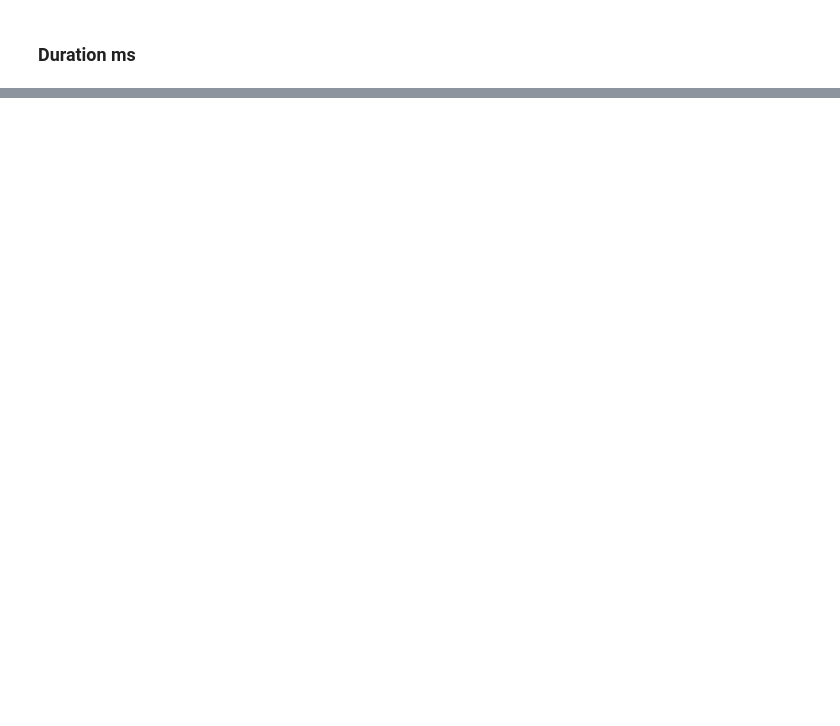
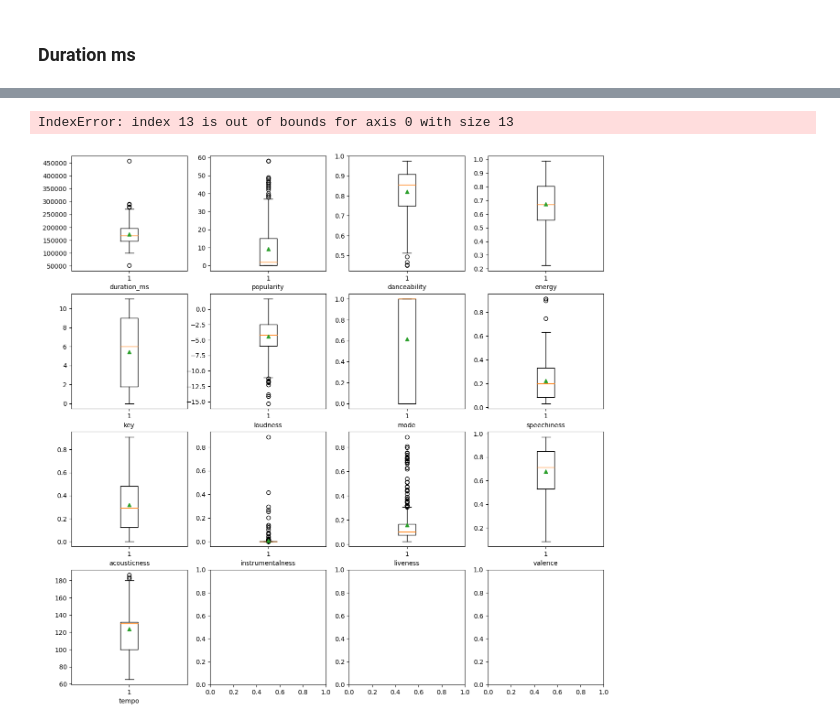
Before and after one commit to guidasneves/spotify_recsys, a Jupyter notebook: end_to_end_system.ipynb, the cells around one changed output, grey strips where cells are left out. Saved outputs shown, nothing was run; the diff lists cells and outputs as text; code cells hidden in the pictures; blank space fills up the shorter version.

```diff
--- a/end_to_end_system.ipynb
+++ b/end_to_end_system.ipynb
@@ -503,0 +563,11 @@ corr_badd
+# %%
+fig, axs = plt.subplots(4,4, figsize = (15,15))
+i = 0
+for rows in axs:
+    for ax in rows:
+        ax.boxplot(df_good[df_good_num.columns[i]], showmeans=True)
+        ax.set_xlabel(df_good_num.columns[i])
+        i+=1
+# %% [output]
+IndexError: index 13 is out of bounds for axis 0 with size 13
+[figure, added]
```
Also changed, not shown: parts of 40 cells of this notebook, 1 other file.
